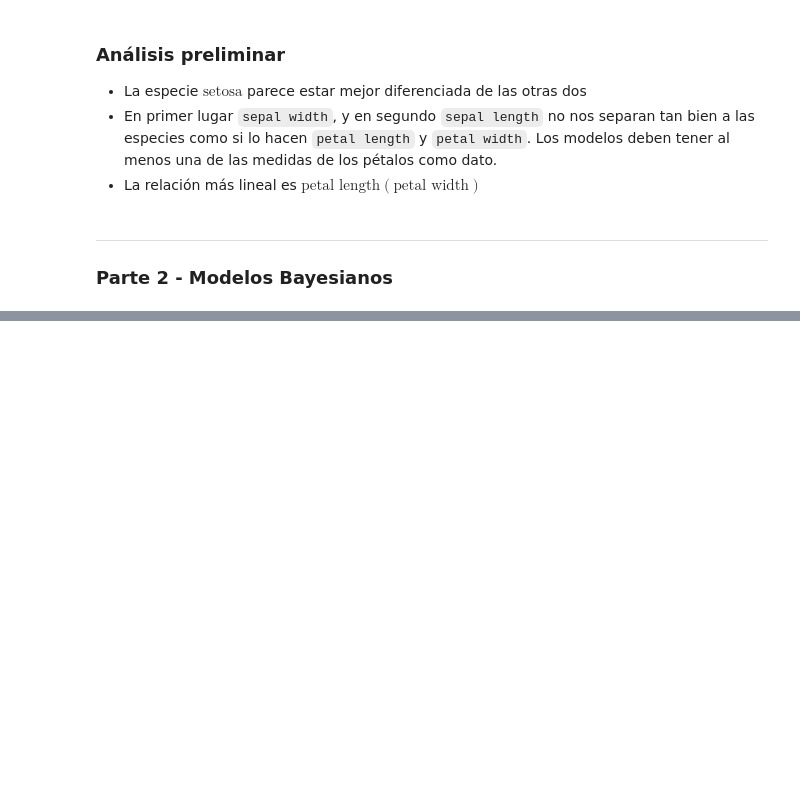
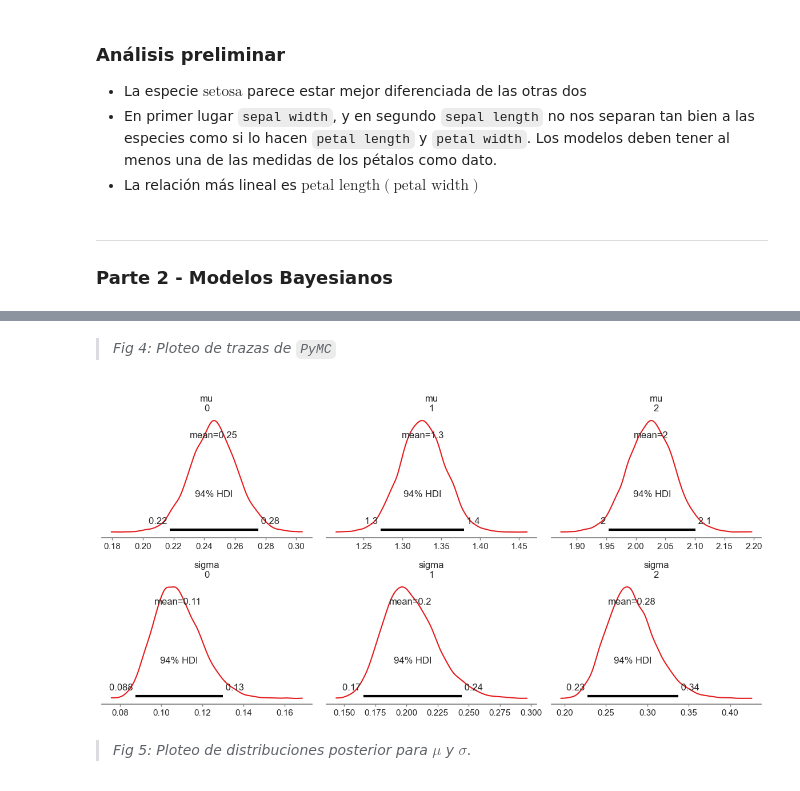
Before and after one commit to jaspina-unsam/tp_integrador_eei2, a Jupyter notebook: notebooks/Parte1.ipynb, the cells around one changed output, grey strips where cells are left out. Drawn from its saved outputs; the diff is of its cells as text; code cells hidden in the pictures; blank space fills up the shorter version.

```diff
--- a/notebooks/Parte1.ipynb
+++ b/notebooks/Parte1.ipynb
@@ -224,0 +232,10 @@ Sampling 4 chains for 1_000 tune and 2_000 draw iterations (4_000 + 8_000 draws
+# %% [markdown]
+> _Fig 4: Ploteo de trazas de `PyMC`_
+# %%
+az.plot_posterior(trace_nhm, var_names=['mu', 'sigma'], figsize=(12, 6))
+plt.tight_layout()
+plt.show()
+# %% [output]
+[figure, added]
+# %% [markdown]
+> _Fig 5: Ploteo de distribuciones posterior para $\mu$ y $\sigma$._
```
Also changed, not shown: parts of 6 cells of this notebook.
